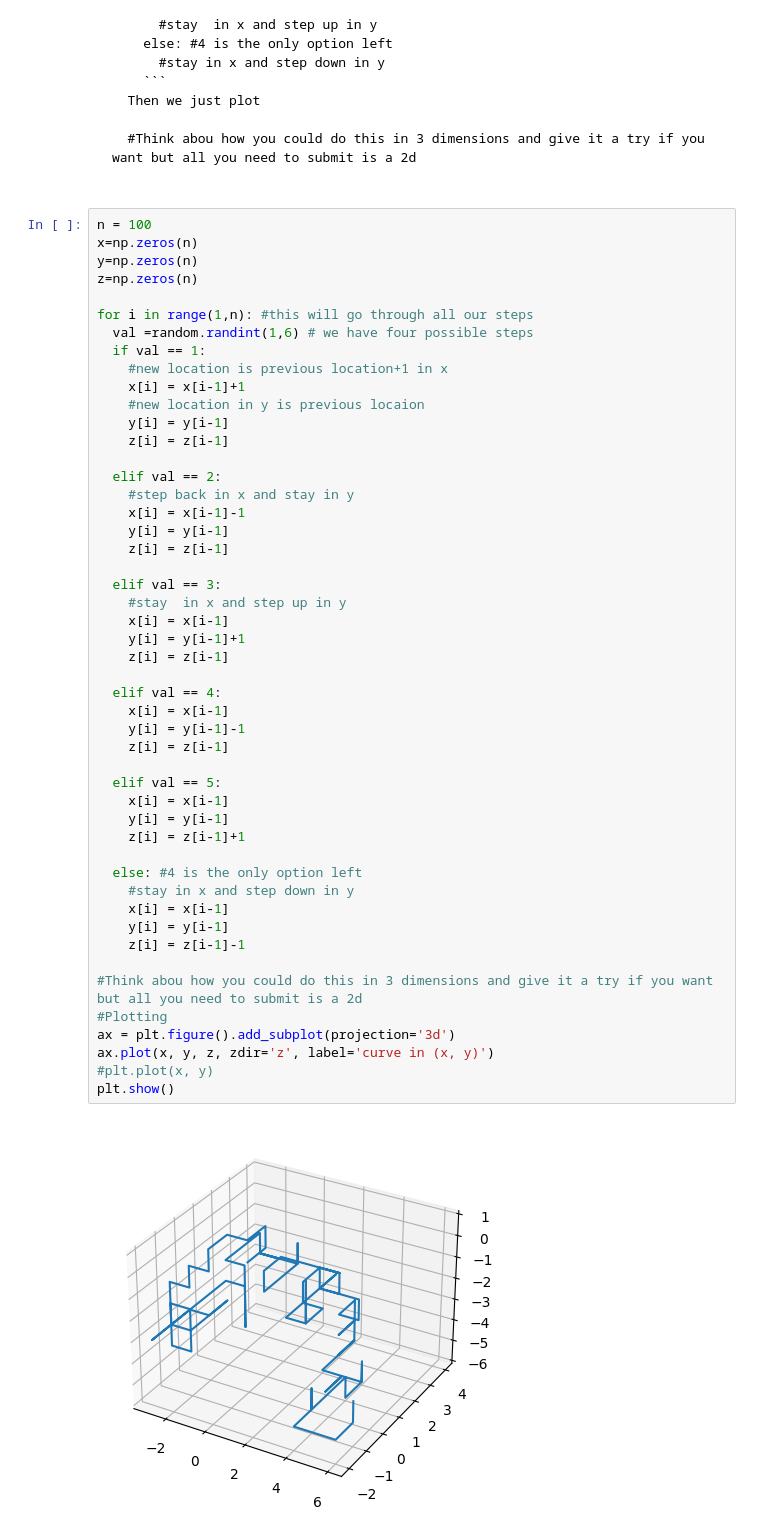
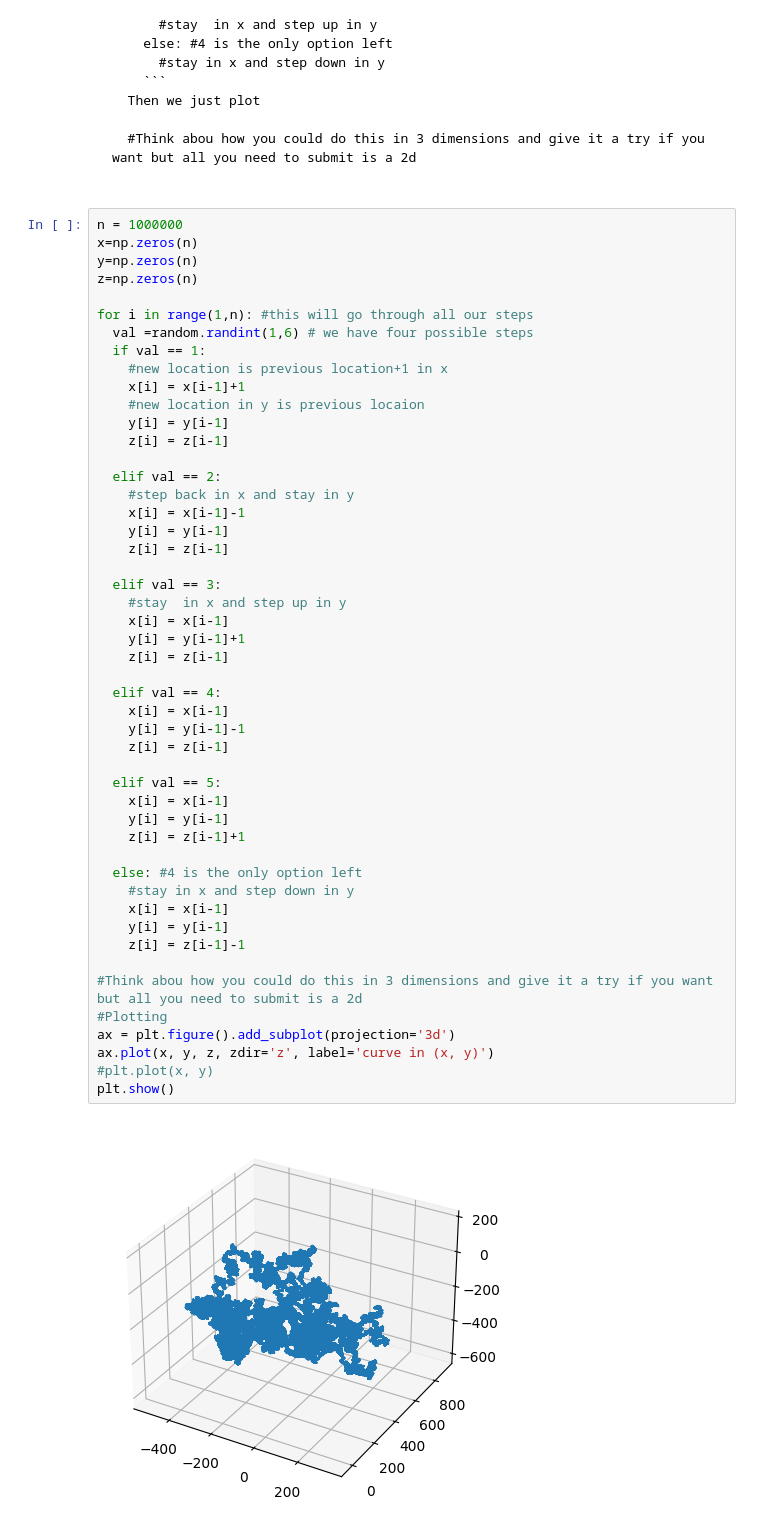
Before and after one commit to RandleRaccoon/PHYS_3025, a Jupyter notebook: PHYS3025_Activty2.ipynb, the cells around one changed output. Cells and saved outputs as stored; diff of their text form.

```diff
--- a/PHYS3025_Activty2.ipynb
+++ b/PHYS3025_Activty2.ipynb
@@ -190,7 +190,7 @@ for i in range(1,n): #this will go through all our steps
 
   #Think abou how you could do this in 3 dimensions and give it a try if you want but all you need to submit is a 2d
 # %%
-n = 100
+n = 1000000
 x=np.zeros(n)
 y=np.zeros(n)
 z=np.zeros(n)
@@ -212,31 +212,31 @@ for i in range(1,n): #this will go through all our steps
 
   elif val == 3:
     #stay  in x and step up in y
     x[i] = x[i-1]
     y[i] = y[i-1]+1
     z[i] = z[i-1]
 
   elif val == 4:
     x[i] = x[i-1]
     y[i] = y[i-1]-1
     z[i] = z[i-1]
 
   elif val == 5:
     x[i] = x[i-1]
     y[i] = y[i-1]
     z[i] = z[i-1]+1
 
   else: #4 is the only option left
     #stay in x and step down in y
     x[i] = x[i-1]
     y[i] = y[i-1]
     z[i] = z[i-1]-1
 
 #Think abou how you could do this in 3 dimensions and give it a try if you want but all you need to submit is a 2d
 #Plotting
 ax = plt.figure().add_subplot(projection='3d')
 ax.plot(x, y, z, zdir='z', label='curve in (x, y)')
 #plt.plot(x, y)
 plt.show()
 # %% [output]
-[figure, old version]
+[figure, new version]
```
